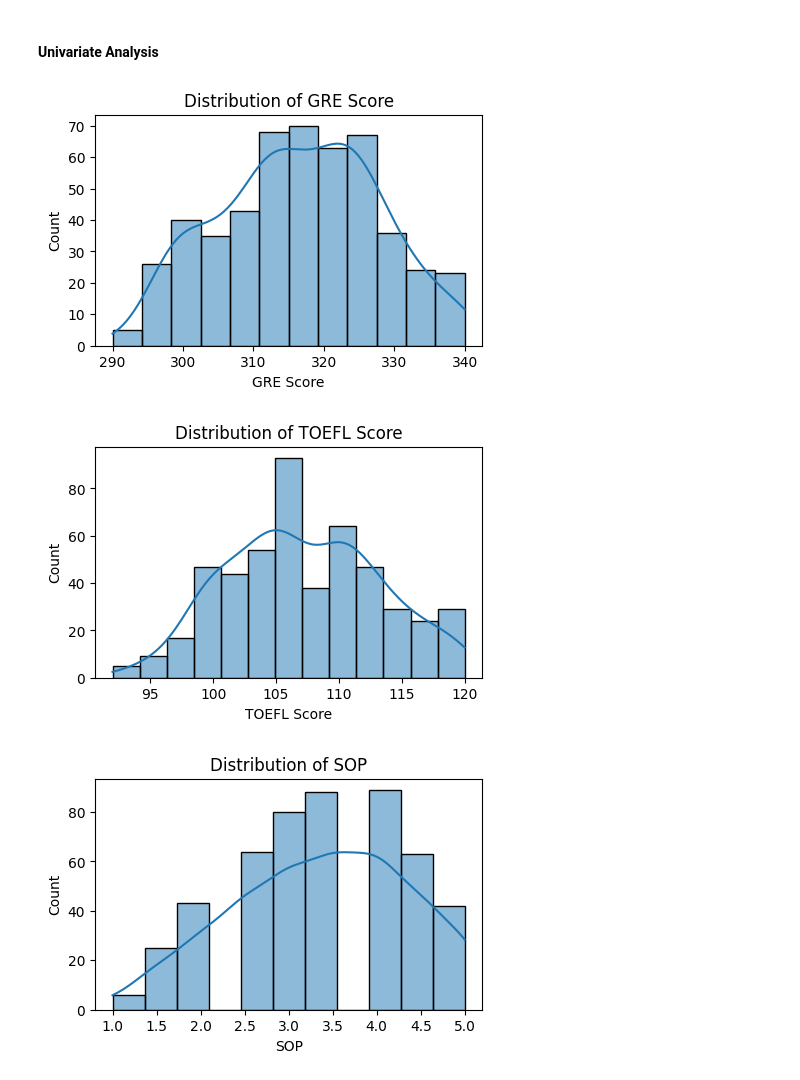
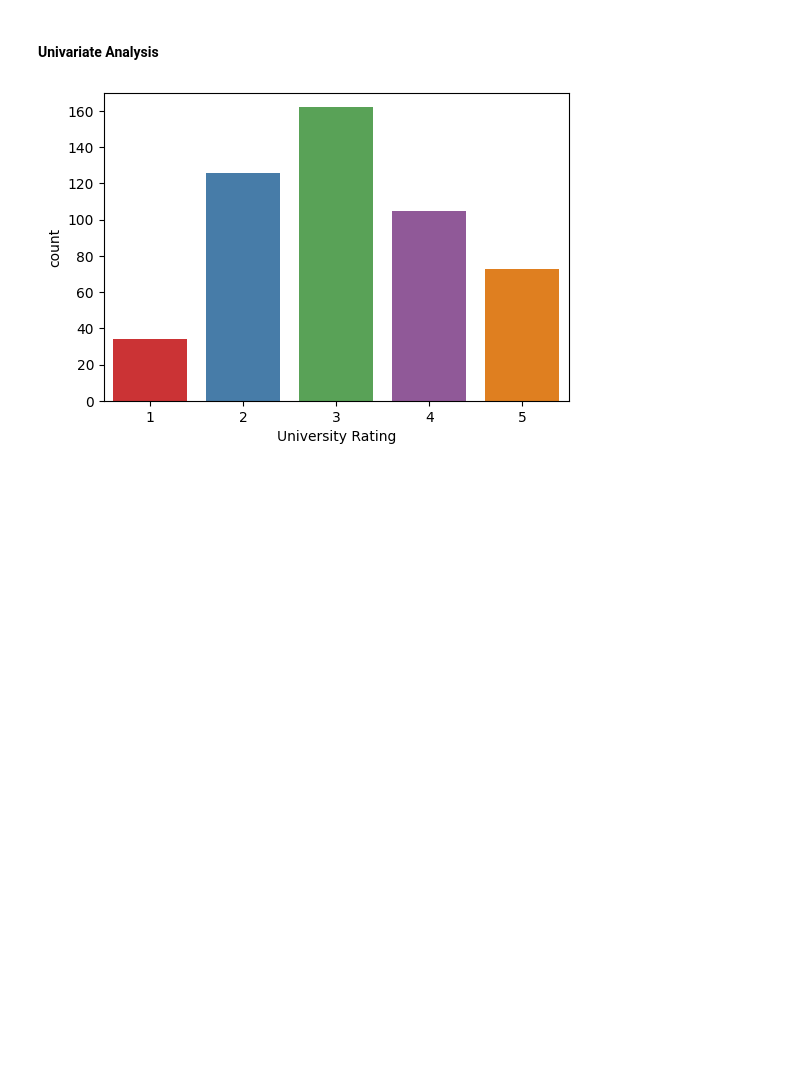
Before and after one commit to Aravind-91/JamboreeEducation--LinearRegression, a Jupyter notebook: JambooreEducation.ipynb, the cells around one changed output. Saved outputs shown, nothing was run; the diff lists cells and outputs as text; code cells hidden in the pictures; blank space fills up the shorter version.

Commit message:
Changes are done in Univariate Analysis

```diff
--- a/JambooreEducation.ipynb
+++ b/JambooreEducation.ipynb
@@ -76,3 +80,7 @@ df.describe()
 | 50% | 250.500000 | 317.000000 | 107.000000 | 3.000000 | 3.500000 | 3.50000 | 8.560000 | 1.000000 | ... |
 | 75% | 375.250000 | 325.000000 | 112.000000 | 4.000000 | 4.000000 | 4.00000 | 9.040000 | 1.000000 | ... |
 | max | 500.000000 | 340.000000 | 120.000000 | 5.000000 | 5.000000 | 5.00000 | 9.920000 | 1.000000 | ... |
+# %%
+# drop the Serial No as it does not provive an information
+df.drop(columns=['Serial No.'], inplace=True)
+df.head()
@@ -81,17 +96,8 @@ df.describe()
 # %% [markdown]
 #### Univariate Analysis
 # %%
-# Analysis on numerical columns
-numerical_cols = ['GRE Score','TOEFL Score','SOP','LOR','CGPA','Chance of Admit']
-
-# plot the histogram for each numerical column to understand the distribution.
-for col in numerical_cols:
-    if col in df.columns:
-        plt.figure(figsize=(5,3))
-        sns.histplot(data=df, x=col, kde=True)
-        plt.title(f'Distribution of {col}')
-        plt.show()
+plt.figure(figsize=(6,4))
+sns.countplot(data=df, x='University Rating', palette='Set1')
+plt.show()
 # %% [output]
-[figure, old version]
+[figure, new version]
-[figure, removed]
-[figure, removed]
```
Also changed, not shown: parts of 21 cells of this notebook.
